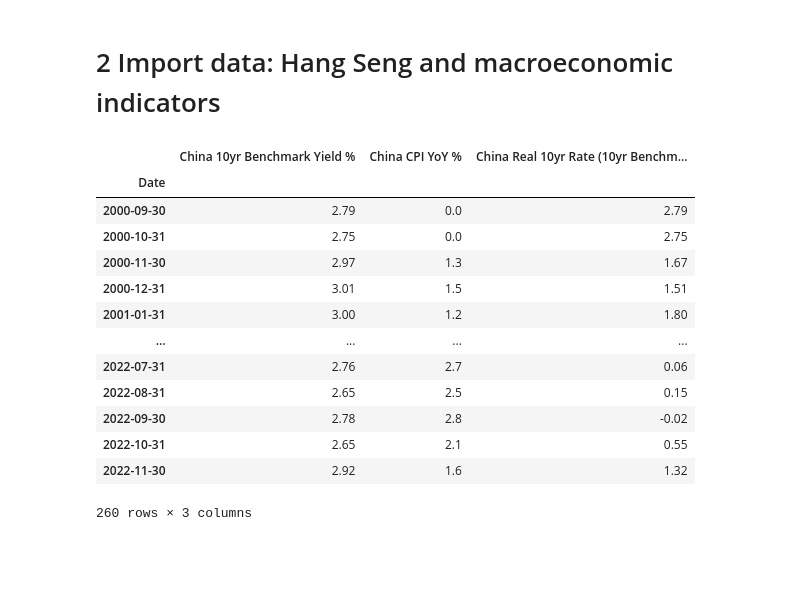
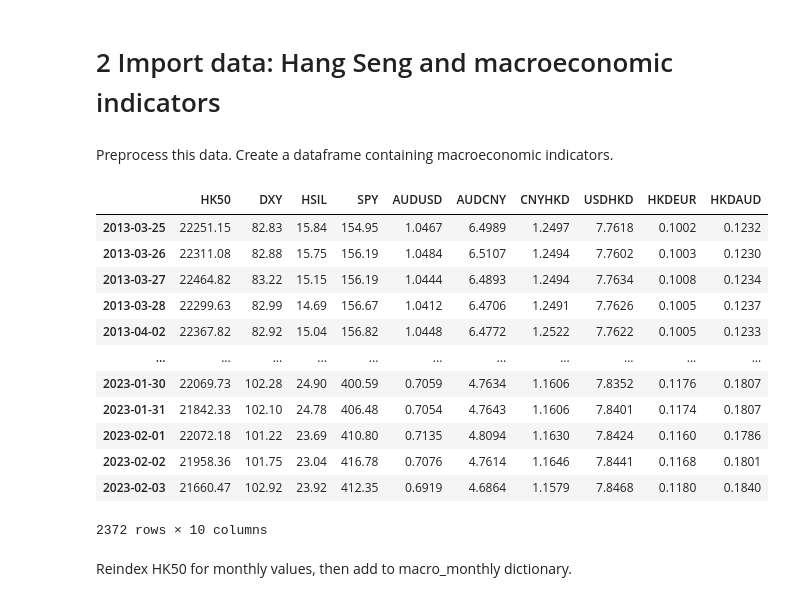
Before and after one commit to jjiaoyuwang/WQU-capstone, a Jupyter notebook: macro-appraisal.ipynb, the cells around one changed output. Cells and saved outputs as stored; diff of their text form; code cells hidden in the pictures; blank space fills up the shorter version.

Commit message:
added macroeconomic indicators and processed the raw data, generated code for descriptive statistics. attempting to implement basic regression models with varying lead and lag

```diff
--- a/macro-appraisal.ipynb
+++ b/macro-appraisal.ipynb
@@ -62,6 +80,17 @@ CNYHKD = pd.read_csv('data/macro/daily/CNY_HKD.csv', index_col=0, parse_dates=Tr
 USDHKD = pd.read_csv('data/macro/daily/USD_HKD.csv', index_col=0, parse_dates=True, infer_datetime_format=True, thousands=',')
 HKDEUR = pd.read_csv('data/macro/daily/HKD_EUR.csv', index_col=0, parse_dates=True, infer_datetime_format=True, thousands=',')
 HKDAUD = pd.read_csv('data/macro/daily/HKD_AUD.csv', index_col=0, parse_dates=True, infer_datetime_format=True, thousands=',')
+
+HK50.index = HK50.index.values.astype('datetime64[D]')
+DXY.index = DXY.index.values.astype('datetime64[D]')
+HSIL.index = HSIL.index.values.astype('datetime64[D]')
+SPY.index = SPY.index.values.astype('datetime64[D]')
+AUDUSD.index = AUDUSD.index.values.astype('datetime64[D]')
+AUDCNY.index = AUDCNY.index.values.astype('datetime64[D]')
+CNYHKD.index = CNYHKD.index.values.astype('datetime64[D]')
+USDHKD.index = USDHKD.index.values.astype('datetime64[D]')
+HKDEUR.index = HKDEUR.index.values.astype('datetime64[D]')
+HKDAUD.index = HKDAUD.index.values.astype('datetime64[D]')
 # %%
 # monthly time series
 US10Y = pd.read_csv('data/macro/monthly/US_10Y.csv', index_col=0, parse_dates=True, infer_datetime_format=True, thousands=',')
@@ -84,17 +141,40 @@ US_GDP = pd.read_csv('data/macro/quarterly/US_GDP.csv', index_col=0, parse_dates
-# %%
-CN10Y
-# %% [output]
-|  | China 10yr Benchmark Yield % | China CPI YoY % | China Real 10yr Rate (10yr Benchm... |
-| Date |  |  |  |
-| 2000-09-30 | 2.79 | 0.0 | 2.79 |
-| 2000-10-31 | 2.75 | 0.0 | 2.75 |
-| 2000-11-30 | 2.97 | 1.3 | 1.67 |
-| 2000-12-31 | 3.01 | 1.5 | 1.51 |
-| 2001-01-31 | 3.00 | 1.2 | 1.80 |
-| ... | ... | ... | ... |
-| 2022-07-31 | 2.76 | 2.7 | 0.06 |
-| 2022-08-31 | 2.65 | 2.5 | 0.15 |
-| 2022-09-30 | 2.78 | 2.8 | -0.02 |
-| 2022-10-31 | 2.65 | 2.1 | 0.55 |
-| 2022-11-30 | 2.92 | 1.6 | 1.32 |
-260 rows × 3 columns
+# %% [markdown]
+Preprocess this data. Create a dataframe containing macroeconomic indicators.
+# %%
+macro_daily = {"HK50": HK50,
+               "DXY": DXY,
+            "HSIL": HSIL,
+            "SPY": SPY,
+            "AUDUSD": AUDUSD,
+            "AUDCNY": AUDCNY,
+            "CNYHKD": CNYHKD,
+            "USDHKD": USDHKD,
+            "HKDEUR": HKDEUR,
+            "HKDAUD": HKDAUD}
+
+macro_daily_df = pd.DataFrame()
+macro_daily_df.index = pd.date_range(start='2000-01-03',end='2023-03-24',freq='D')
+
+for ind in macro_daily.keys():
+    macro_daily_df = pd.concat([macro_daily_df, macro_daily[ind]['Price']], axis=1)
+
+macro_daily_df.columns = macro_daily.keys()
+macro_daily_df = macro_daily_df.dropna()
+# %%
+macro_daily_df
+# %% [output]
+|  | HK50 | DXY | HSIL | SPY | AUDUSD | AUDCNY | CNYHKD | USDHKD | HKDEUR | HKDAUD |
+| 2013-03-25 | 22251.15 | 82.83 | 15.84 | 154.95 | 1.0467 | 6.4989 | 1.2497 | 7.7618 | 0.1002 | 0.1232 |
+| 2013-03-26 | 22311.08 | 82.88 | 15.75 | 156.19 | 1.0484 | 6.5107 | 1.2494 | 7.7602 | 0.1003 | 0.1230 |
+| 2013-03-27 | 22464.82 | 83.22 | 15.15 | 156.19 | 1.0444 | 6.4893 | 1.2494 | 7.7634 | 0.1008 | 0.1234 |
+| 2013-03-28 | 22299.63 | 82.99 | 14.69 | 156.67 | 1.0412 | 6.4706 | 1.2491 | 7.7626 | 0.1005 | 0.1237 |
+| 2013-04-02 | 22367.82 | 82.92 | 15.04 | 156.82 | 1.0448 | 6.4772 | 1.2522 | 7.7622 | 0.1005 | 0.1233 |
+| ... | ... | ... | ... | ... | ... | ... | ... | ... | ... | ... |
+| 2023-01-30 | 22069.73 | 102.28 | 24.90 | 400.59 | 0.7059 | 4.7634 | 1.1606 | 7.8352 | 0.1176 | 0.1807 |
+| 2023-01-31 | 21842.33 | 102.10 | 24.78 | 406.48 | 0.7054 | 4.7643 | 1.1606 | 7.8401 | 0.1174 | 0.1807 |
+| 2023-02-01 | 22072.18 | 101.22 | 23.69 | 410.80 | 0.7135 | 4.8094 | 1.1630 | 7.8424 | 0.1160 | 0.1786 |
+| 2023-02-02 | 21958.36 | 101.75 | 23.04 | 416.78 | 0.7076 | 4.7614 | 1.1646 | 7.8441 | 0.1168 | 0.1801 |
+| 2023-02-03 | 21660.47 | 102.92 | 23.92 | 412.35 | 0.6919 | 4.6864 | 1.1579 | 7.8468 | 0.1180 | 0.1840 |
+2372 rows × 10 columns
+# %% [markdown]
+Reindex HK50 for monthly values, then add to macro_monthly dictionary.
```
Also changed, not shown: parts of 40 cells of this notebook.
